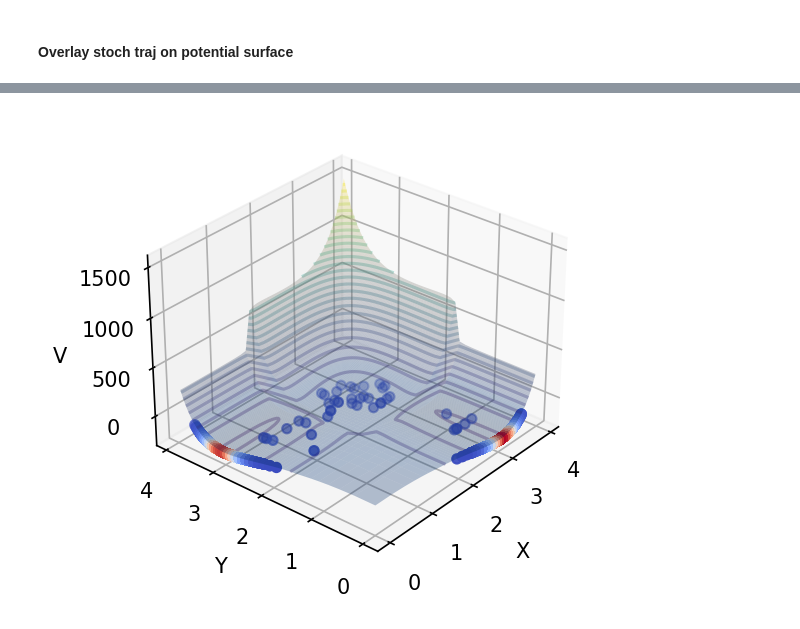
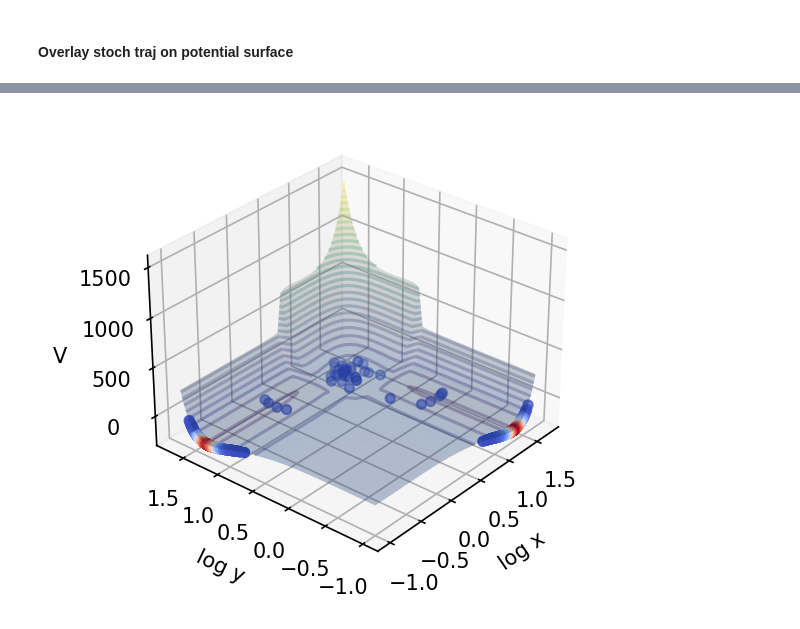
Before and after one commit to omiethescientist/Waddington-Potential-Surface, a Jupyter notebook: notebooks/Surface_Mapping_Tristable_by0.ipynb, the cells around one changed output, grey strips where cells are left out. Saved outputs shown, nothing was run; the diff lists cells and outputs as text; code cells hidden in the pictures.

```diff
--- a/notebooks/Surface_Mapping_Tristable_by0.ipynb
+++ b/notebooks/Surface_Mapping_Tristable_by0.ipynb
@@ -259,26 +259,26 @@ plt.show()
 # %%
-coords = {"X":[X_runs[r][-1] for r in range(runs)], "Y":[Y_runs[r][-1] for r in range(runs)], "V":[V_runs[r][-1] for r in range(runs)]}
+coords = {"X":np.array([X_runs[r][-1] for r in range(runs)])+1e-1, "Y":np.array([Y_runs[r][-1] for r in range(runs)])+1e-1, "V":[V_runs[r][-1] for r in range(runs)]}
 # %%
 fig = plt.figure(dpi = 150)
 ax = fig.add_subplot(111, projection='3d')
 
-ax.plot_surface(np.log1p(X_grid), np.log1p(Y_grid), V_grid, cmap="cividis", lw=0.5, rstride=1, cstride=1, alpha=0.3)
-ax.contour(np.log1p(X_grid), np.log1p(Y_grid), V_grid, 30, linestyles="solid", alpha = 0.3)
+ax.plot_surface(np.log10(X_grid+1e-1), np.log10(Y_grid+1e-1), V_grid, cmap="cividis", lw=0.5, rstride=1, cstride=1, alpha=0.3)
+ax.contour(np.log10(X_grid+1e-1), np.log10(Y_grid+1e-1), V_grid, 30, linestyles="solid", alpha = 0.3)
 
-xy_sim = np.vstack([np.log1p(coords["X"]), np.log1p(coords["Y"])])
+xy_sim = np.vstack([np.log10(coords["X"]), np.log10(coords["Y"])])
 density = gaussian_kde(xy_sim)(xy_sim)
-ax.scatter(np.log1p(coords["X"]), np.log1p(coords["Y"]), coords["V"], c = density, cmap = "coolwarm")
+ax.scatter(np.log10(coords["X"]), np.log10(coords["Y"]), coords["V"], c = density, cmap = "coolwarm")
 
-ax.set_xlabel('X')
-ax.set_ylabel('Y')
+ax.set_xlabel('log x')
+ax.set_ylabel('log y')
 ax.set_zlabel('V')
 
+
 ax.view_init(30, -140)
-
+plt.savefig("../Figures/Figure2A.svg")
 plt.show()
-#plt.savefig('Lscape_tristab_n10_By4-0_stochTraj.png', bbox_inches='tight')
 # %% [output]
-[figure, old version]
+[figure, new version]
 # %%
 plt.figure(dpi = 150)
 plt.title("50 Time Step Distribution")
```
Also changed, not shown: parts of 14 cells of this notebook.
